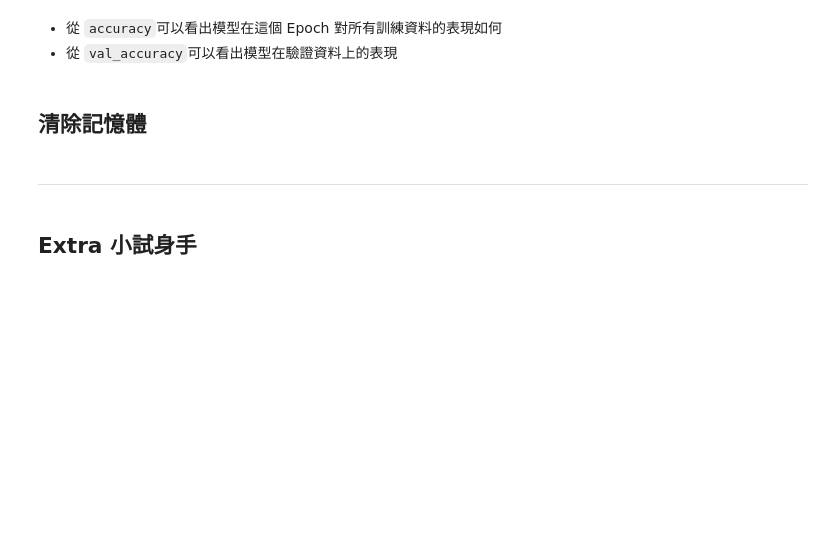
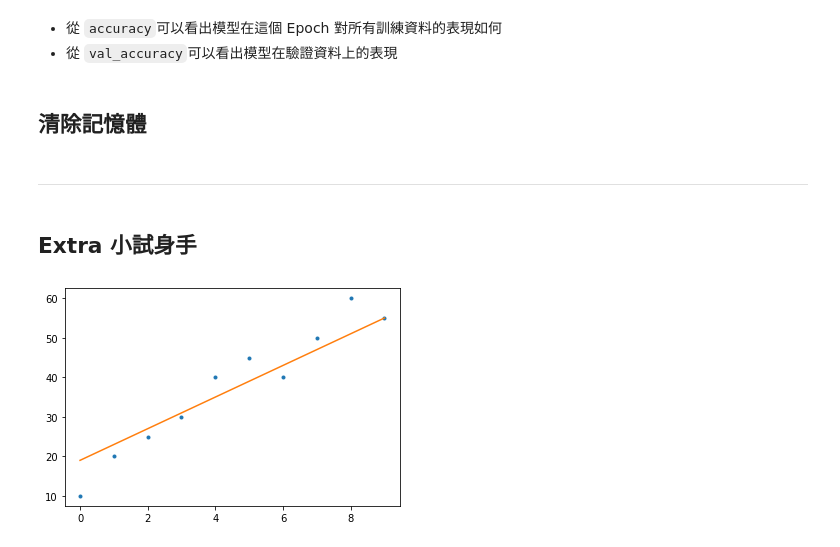
Before and after one commit to whyhugo/ComputerVision-handouts-students, a Jupyter notebook: 01_mnist.ipynb, the cells around one changed output. Saved outputs shown, nothing was run; the diff lists cells and outputs as text; code cells hidden in the pictures; blank space fills up the shorter version.

```diff
--- a/01_mnist.ipynb
+++ b/01_mnist.ipynb
@@ -329,18 +329,20 @@ app.kernel.do_shutdown(True)
 # %%
 import numpy as np
 from numpy.polynomial.polynomial import polyfit
 import matplotlib.pyplot as plt
 
-m = -2  # -2 to start, change me please
-b = 40  # 40 to start, change me please
+m = 4  # -2 to start, change me please
+b = 19  # 40 to start, change me please
 
 # Sample data
 x = np.array([ 0,  1,  2,  3,  4,  5,  6,  7,  8,  9])
 y = np.array([10, 20, 25, 30, 40, 45, 40, 50, 60, 55])
 y_hat = x * m + b
 
 plt.plot(x, y, '.')
 plt.plot(x, y_hat, '-')
 plt.show()
 
 print("Loss:", np.sum((y - y_hat)**2)/len(x))
+# %% [output]
+[figure, added]
```
Also changed, not shown: parts of 3 cells of this notebook, 13 other files.
